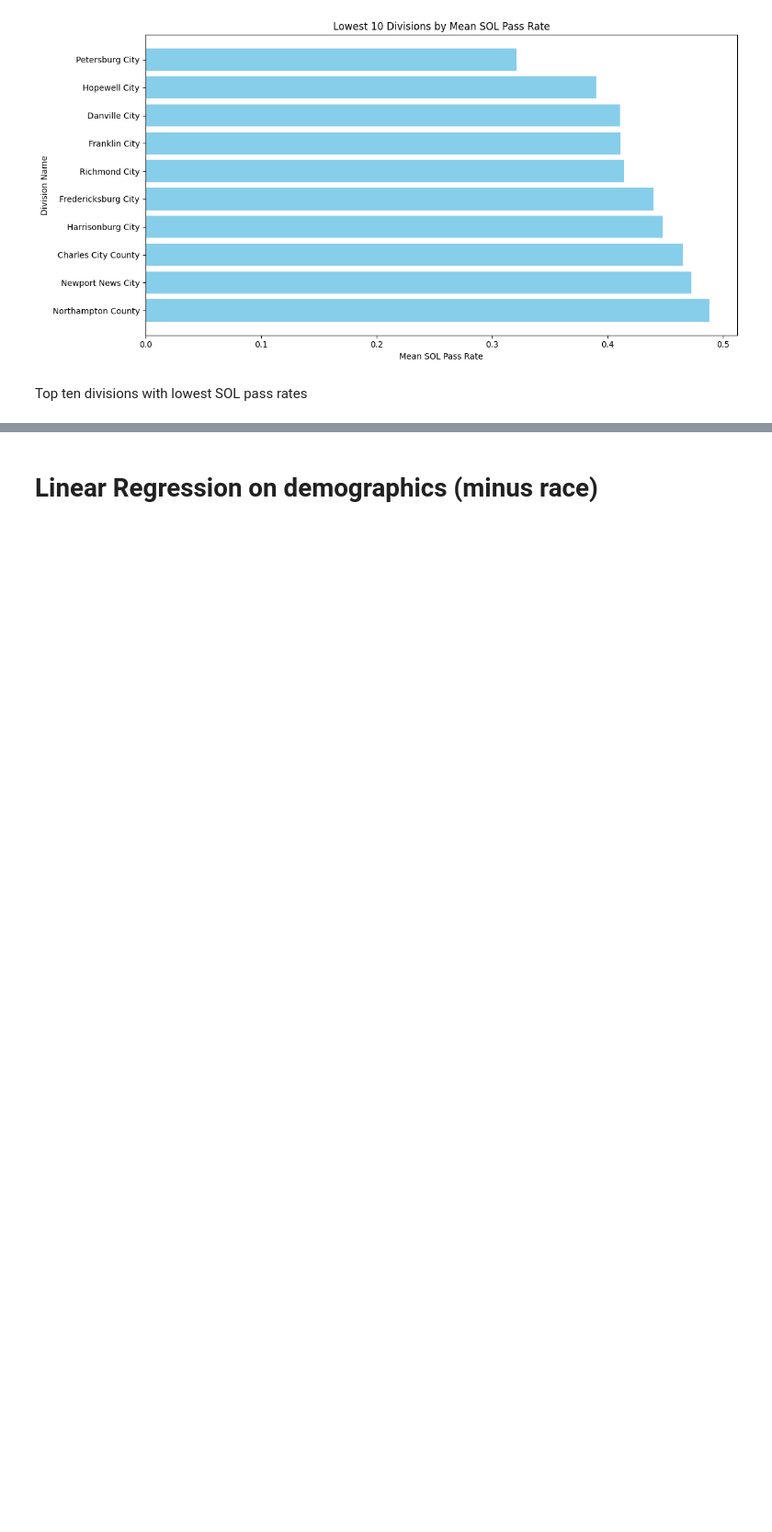
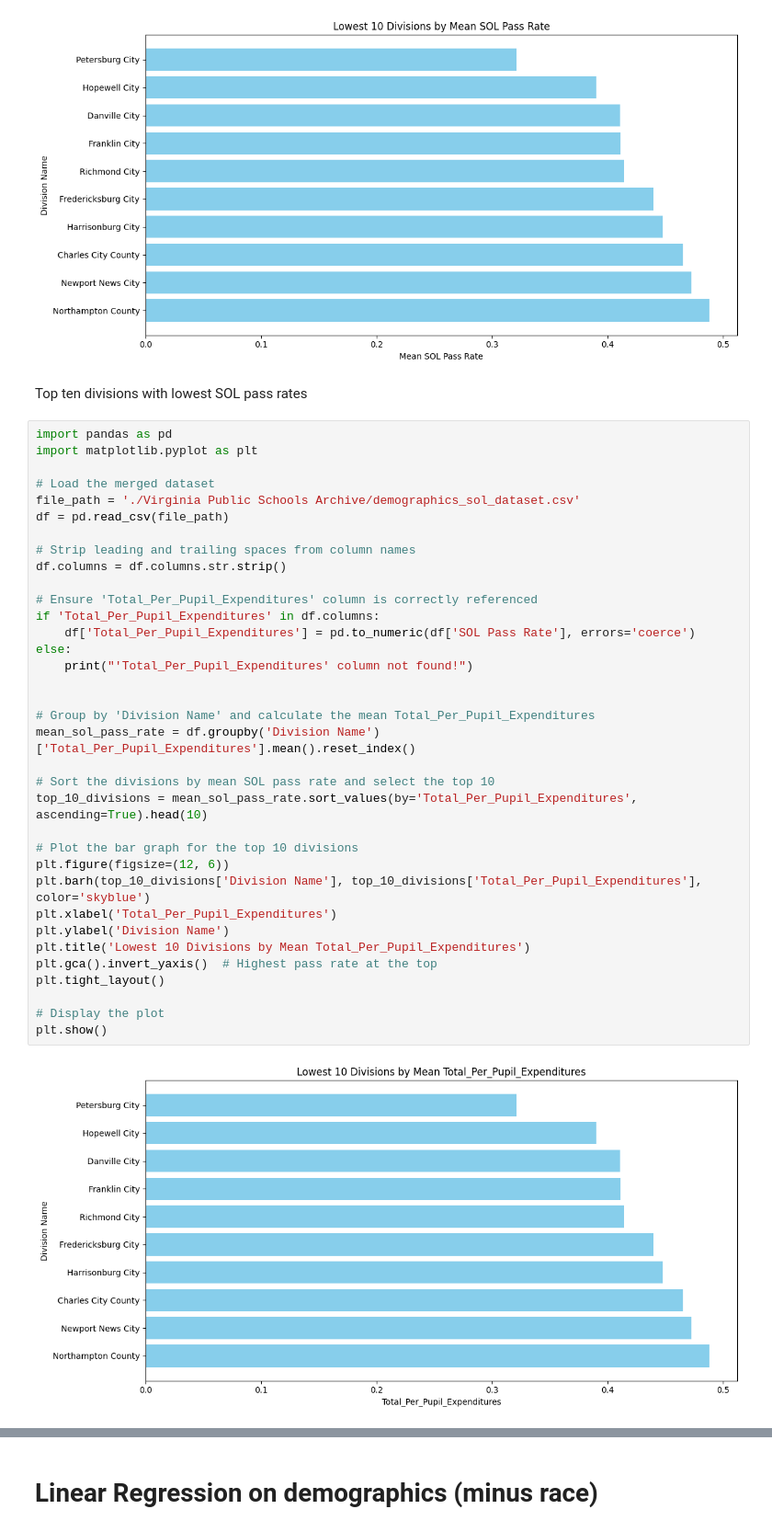
Before and after one commit to cwang12197/cs_4774_ml, a Jupyter notebook: final project/milestone_3.ipynb, the cells around one changed output, grey strips where cells are left out. Shown at 92% size. Drawn from its saved outputs; the diff is of its cells as text; blank space fills up the shorter version.

```diff
--- a/final project/milestone_3.ipynb
+++ b/final project/milestone_3.ipynb
@@ -460,3 +515,40 @@ plt.show()
 [figure]
 # %% [markdown]
 Top ten divisions with lowest SOL pass rates
+# %%
+import pandas as pd
+import matplotlib.pyplot as plt
+
+# Load the merged dataset
+file_path = './Virginia Public Schools Archive/demographics_sol_dataset.csv'
+df = pd.read_csv(file_path)
+
+# Strip leading and trailing spaces from column names
+df.columns = df.columns.str.strip()
+
+# Ensure 'Total_Per_Pupil_Expenditures' column is correctly referenced
+if 'Total_Per_Pupil_Expenditures' in df.columns:
+    df['Total_Per_Pupil_Expenditures'] = pd.to_numeric(df['SOL Pass Rate'], errors='coerce')
+else:
+    print("'Total_Per_Pupil_Expenditures' column not found!")
+
+
+# Group by 'Division Name' and calculate the mean Total_Per_Pupil_Expenditures
+mean_sol_pass_rate = df.groupby('Division Name')['Total_Per_Pupil_Expenditures'].mean().reset_index()
+
+# Sort the divisions by mean SOL pass rate and select the top 10
+top_10_divisions = mean_sol_pass_rate.sort_values(by='Total_Per_Pupil_Expenditures', ascending=True).head(10)
+
+# Plot the bar graph for the top 10 divisions
+plt.figure(figsize=(12, 6))
+plt.barh(top_10_divisions['Division Name'], top_10_divisions['Total_Per_Pupil_Expenditures'], color='skyblue')
+plt.xlabel('Total_Per_Pupil_Expenditures')
+plt.ylabel('Division Name')
+plt.title('Lowest 10 Divisions by Mean Total_Per_Pupil_Expenditures')
+plt.gca().invert_yaxis()  # Highest pass rate at the top
+plt.tight_layout()
+
+# Display the plot
+plt.show()
+# %% [output]
+[figure, added]
```
Also changed, not shown: parts of 15 cells of this notebook, 9 other files.
